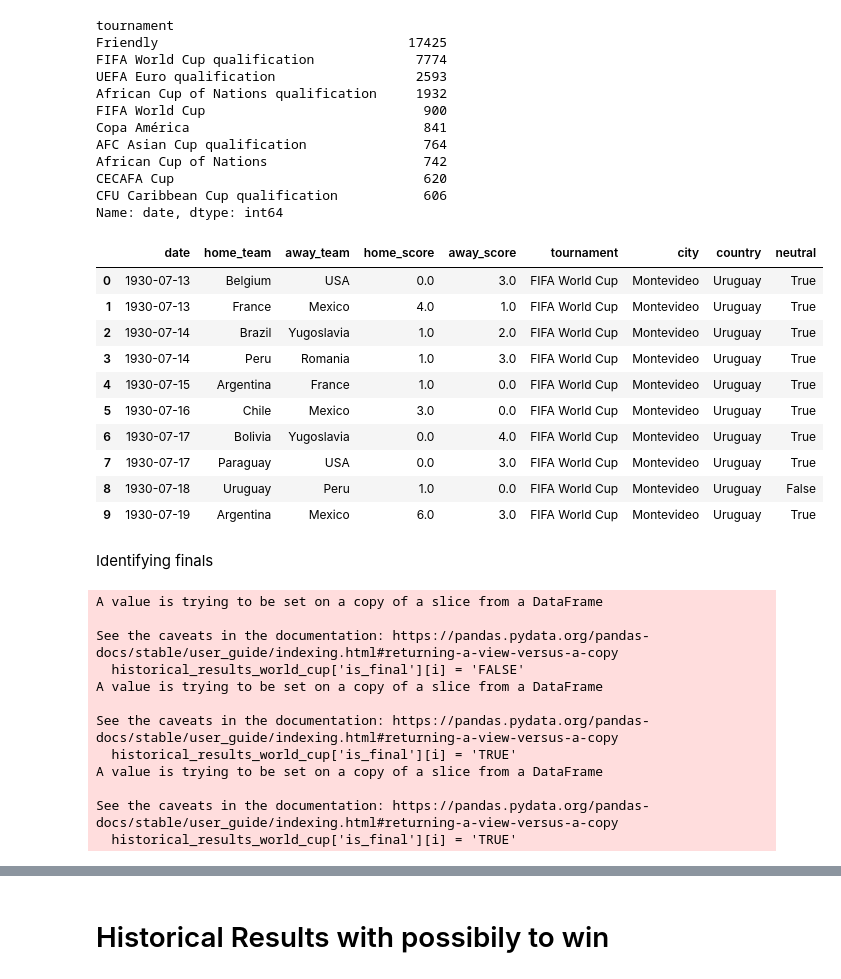
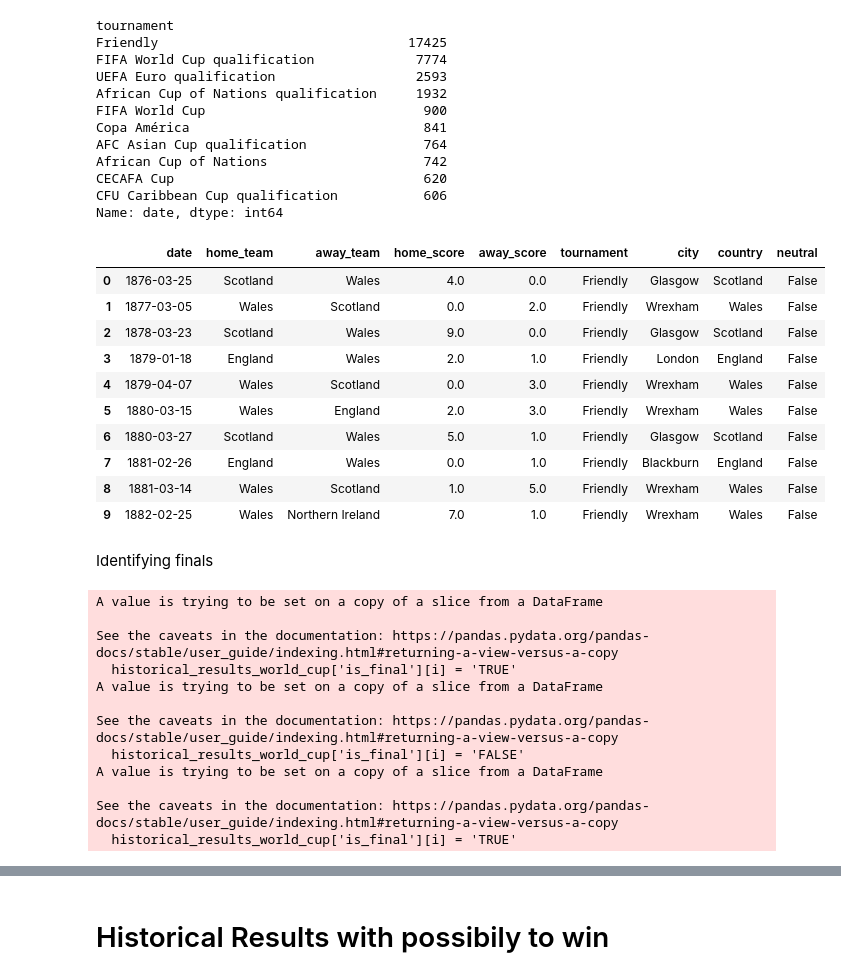
Before and after one commit to rafabandoni/world-cup-22-predict, a Jupyter notebook: predict_worldcup22.ipynb, the cells around one changed output, grey strips where cells are left out. Cells and saved outputs as stored; diff of their text form; code cells hidden in the pictures.

Commit message:
managed the home_team predictions for phase group

```diff
--- a/predict_worldcup22.ipynb
+++ b/predict_worldcup22.ipynb
@@ -98,20 +98,24 @@ CECAFA Cup                                620
 CFU Caribbean Cup qualification           606
 Name: date, dtype: int64
 # %%
-historical_results_world_cup = historical_results.query('tournament == "FIFA World Cup"').sort_values('date').reset_index(drop=True)
+historical_results_world_cup = historical_results.query('tournament == "FIFA World Cup" \
+                                                        | home_team == "Qatar" \
+                                                        | away_team == "Qatar" \
+                                                        | home_team == "Wales" \
+                                                        | away_team == "Wales"').sort_values('date').reset_index(drop=True)
 historical_results_world_cup.head(10)
 # %% [output]
 |  | date | home_team | away_team | home_score | away_score | tournament | city | country | neutral |
-| 0 | 1930-07-13 | Belgium | USA | 0.0 | 3.0 | FIFA World Cup | Montevideo | Uruguay | True |
-| 1 | 1930-07-13 | France | Mexico | 4.0 | 1.0 | FIFA World Cup | Montevideo | Uruguay | True |
-| 2 | 1930-07-14 | Brazil | Yugoslavia | 1.0 | 2.0 | FIFA World Cup | Montevideo | Uruguay | True |
-| 3 | 1930-07-14 | Peru | Romania | 1.0 | 3.0 | FIFA World Cup | Montevideo | Uruguay | True |
-| 4 | 1930-07-15 | Argentina | France | 1.0 | 0.0 | FIFA World Cup | Montevideo | Uruguay | True |
-| 5 | 1930-07-16 | Chile | Mexico | 3.0 | 0.0 | FIFA World Cup | Montevideo | Uruguay | True |
-| 6 | 1930-07-17 | Bolivia | Yugoslavia | 0.0 | 4.0 | FIFA World Cup | Montevideo | Uruguay | True |
-| 7 | 1930-07-17 | Paraguay | USA | 0.0 | 3.0 | FIFA World Cup | Montevideo | Uruguay | True |
-| 8 | 1930-07-18 | Uruguay | Peru | 1.0 | 0.0 | FIFA World Cup | Montevideo | Uruguay | False |
-| 9 | 1930-07-19 | Argentina | Mexico | 6.0 | 3.0 | FIFA World Cup | Montevideo | Uruguay | True |
+| 0 | 1876-03-25 | Scotland | Wales | 4.0 | 0.0 | Friendly | Glasgow | Scotland | False |
+| 1 | 1877-03-05 | Wales | Scotland | 0.0 | 2.0 | Friendly | Wrexham | Wales | False |
+| 2 | 1878-03-23 | Scotland | Wales | 9.0 | 0.0 | Friendly | Glasgow | Scotland | False |
+| 3 | 1879-01-18 | England | Wales | 2.0 | 1.0 | Friendly | London | England | False |
+| 4 | 1879-04-07 | Wales | Scotland | 0.0 | 3.0 | Friendly | Wrexham | Wales | False |
+| 5 | 1880-03-15 | Wales | England | 2.0 | 3.0 | Friendly | Wrexham | Wales | False |
+| 6 | 1880-03-27 | Scotland | Wales | 5.0 | 1.0 | Friendly | Glasgow | Scotland | False |
+| 7 | 1881-02-26 | England | Wales | 0.0 | 1.0 | Friendly | Blackburn | England | False |
+| 8 | 1881-03-14 | Wales | Scotland | 1.0 | 5.0 | Friendly | Wrexham | Wales | False |
+| 9 | 1882-02-25 | Wales | Northern Ireland | 7.0 | 1.0 | Friendly | Wrexham | Wales | False |
 # %% [markdown]
 Identifying finals
 # %%
@@ -125,6 +129,10 @@ for i in range(len(historical_results_world_cup['date'])):
   elif i == 899:
     historical_results_world_cup['is_final'][i] = 'TRUE'
 # %% [output]
+A value is trying to be set on a copy of a slice from a DataFrame
+
+See the caveats in the documentation: https://pandas.pydata.org/pandas-docs/stable/user_guide/indexing.html#returning-a-view-versus-a-copy
+  historical_results_world_cup['is_final'][i] = 'TRUE'
 A value is trying to be set on a copy of a slice from a DataFrame
 
 See the caveats in the documentation: https://pandas.pydata.org/pandas-docs/stable/user_guide/indexing.html#returning-a-view-versus-a-copy
@@ -133,10 +141,6 @@ A value is trying to be set on a copy of a slice from a DataFrame
 
 See the caveats in the documentation: https://pandas.pydata.org/pandas-docs/stable/user_guide/indexing.html#returning-a-view-versus-a-copy
   historical_results_world_cup['is_final'][i] = 'TRUE'
-A value is trying to be set on a copy of a slice from a DataFrame
-
-See the caveats in the documentation: https://pandas.pydata.org/pandas-docs/stable/user_guide/indexing.html#returning-a-view-versus-a-copy
-  historical_results_world_cup['is_final'][i] = 'TRUE'
 # %%
 historical_results_world_cup.query('is_final == "TRUE"')
 # %% [output]
```
Also changed, not shown: parts of 19 cells of this notebook.
